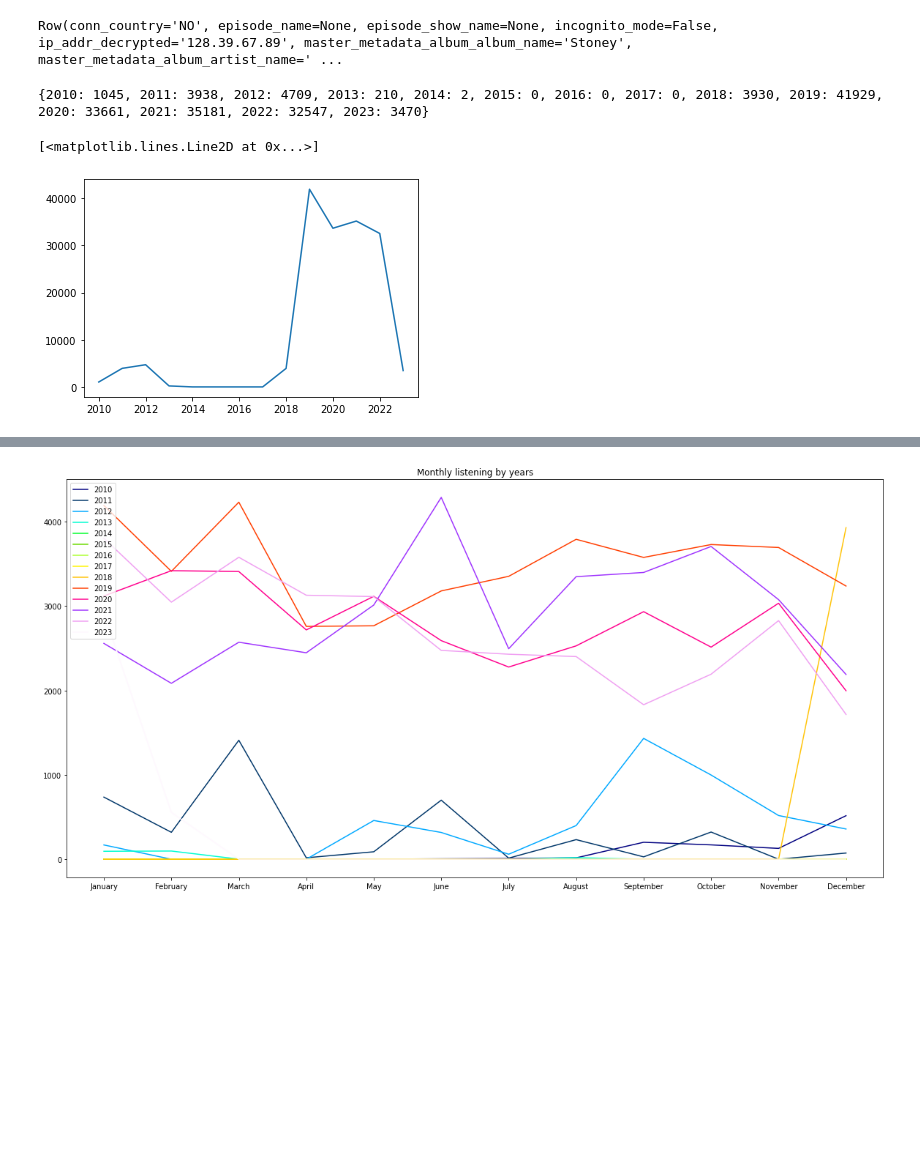
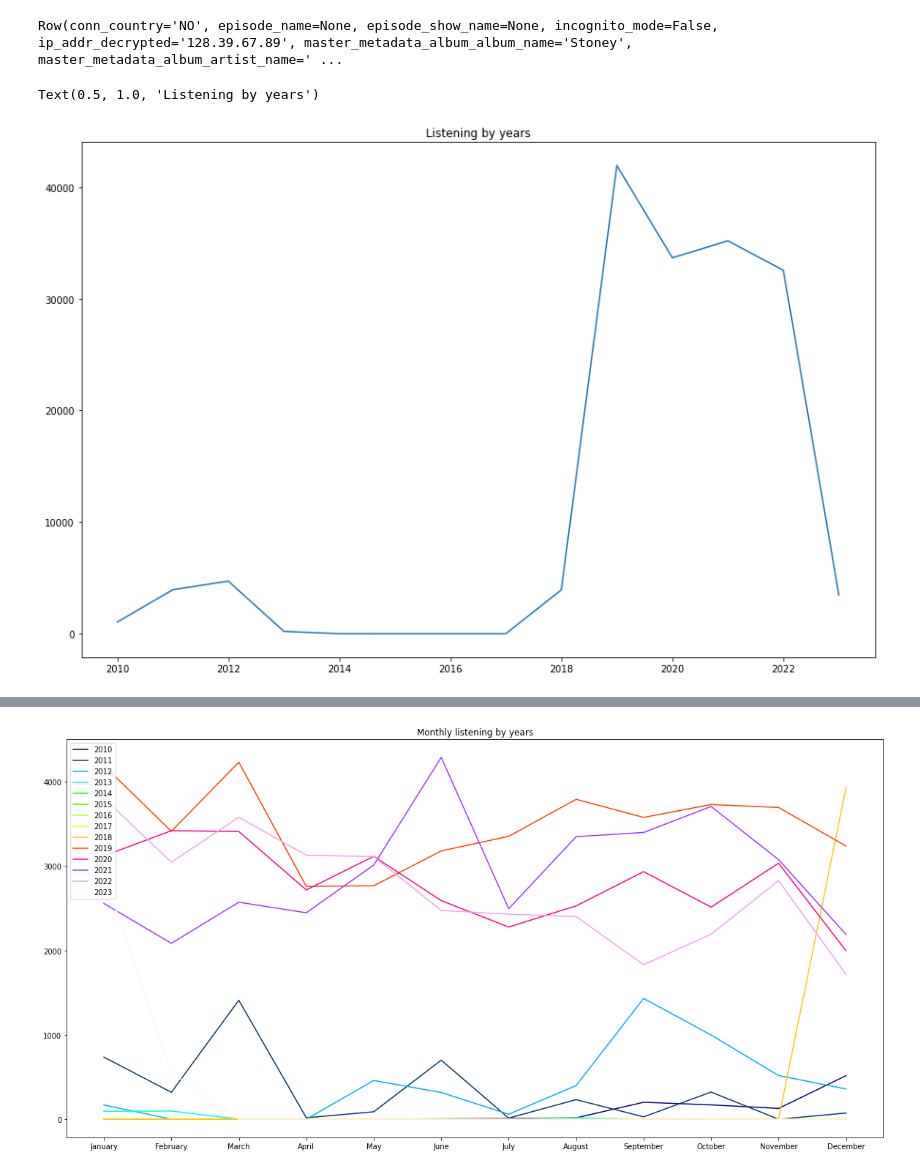
Before and after one commit to treyshotz/Spotify-Analytics, a Jupyter notebook: notebooks/spotify.ipynb, the cells around one changed output, grey strips where cells are left out. Cells and saved outputs as stored; diff of their text form; code cells hidden in the pictures; blank space fills up the shorter version.

```diff
--- a/notebooks/spotify.ipynb
+++ b/notebooks/spotify.ipynb
@@ -85,17 +93,17 @@ hours = df.groupby(hour('time')).count().collect()
 # %%
 import matplotlib.pyplot as plt
 
 yrs = dict(years)
 for i in range (2015, 2018):
     yrs[i] = 0
 
 yrs = dict(sorted(yrs.items()))
-print(yrs)
+fig, ax = plt.subplots(figsize=(15,10))
 plt.plot(yrs.keys(), yrs.values())
+ax.set_title("Listening by years")
 # %% [output]
-{2010: 1045, 2011: 3938, 2012: 4709, 2013: 210, 2014: 2, 2015: 0, 2016: 0, 2017: 0, 2018: 3930, 2019: 41929, 2020: 33661, 2021: 35181, 2022: 32547, 2023: 3470}
+Text(0.5, 1.0, 'Listening by years')
-[<matplotlib.lines.Line2D at 0x...>]
-[figure, old version]
+[figure, new version]
 # %%
 import matplotlib.pyplot as plt
 
```
Also changed, not shown: parts of 5 cells of this notebook.
